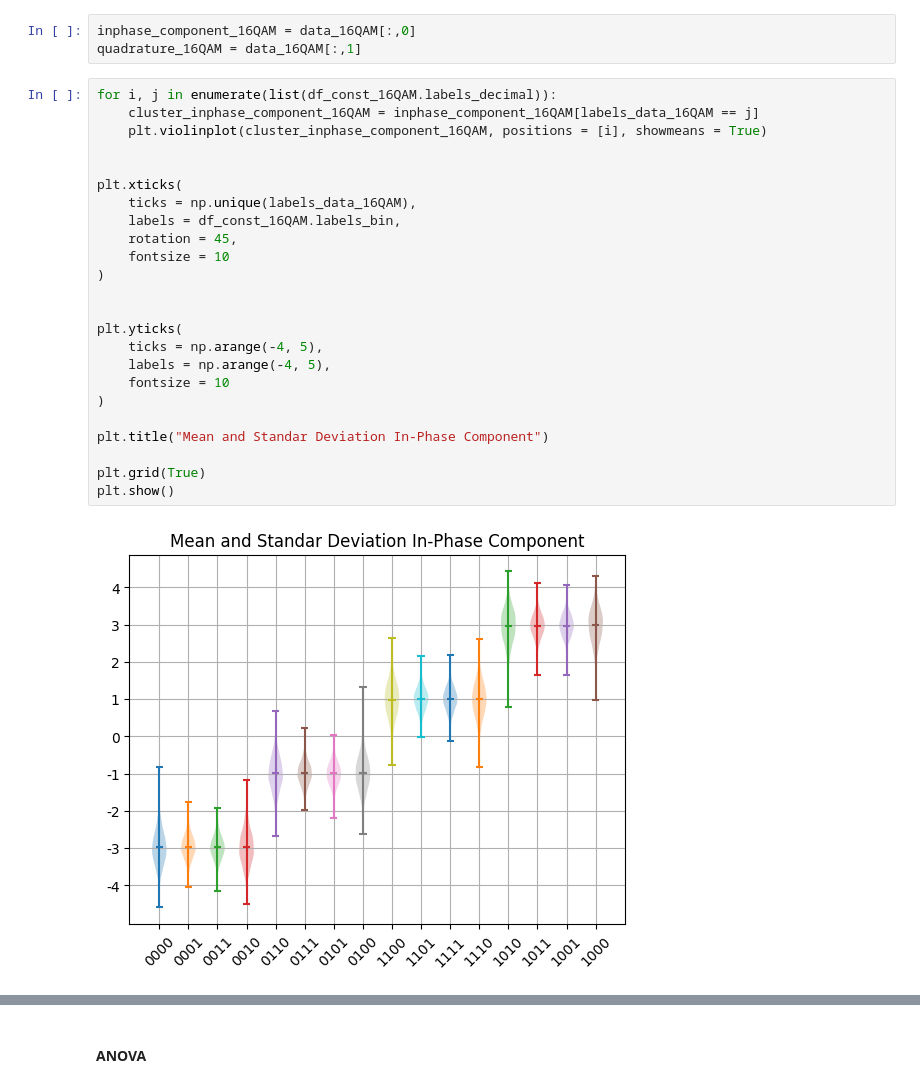
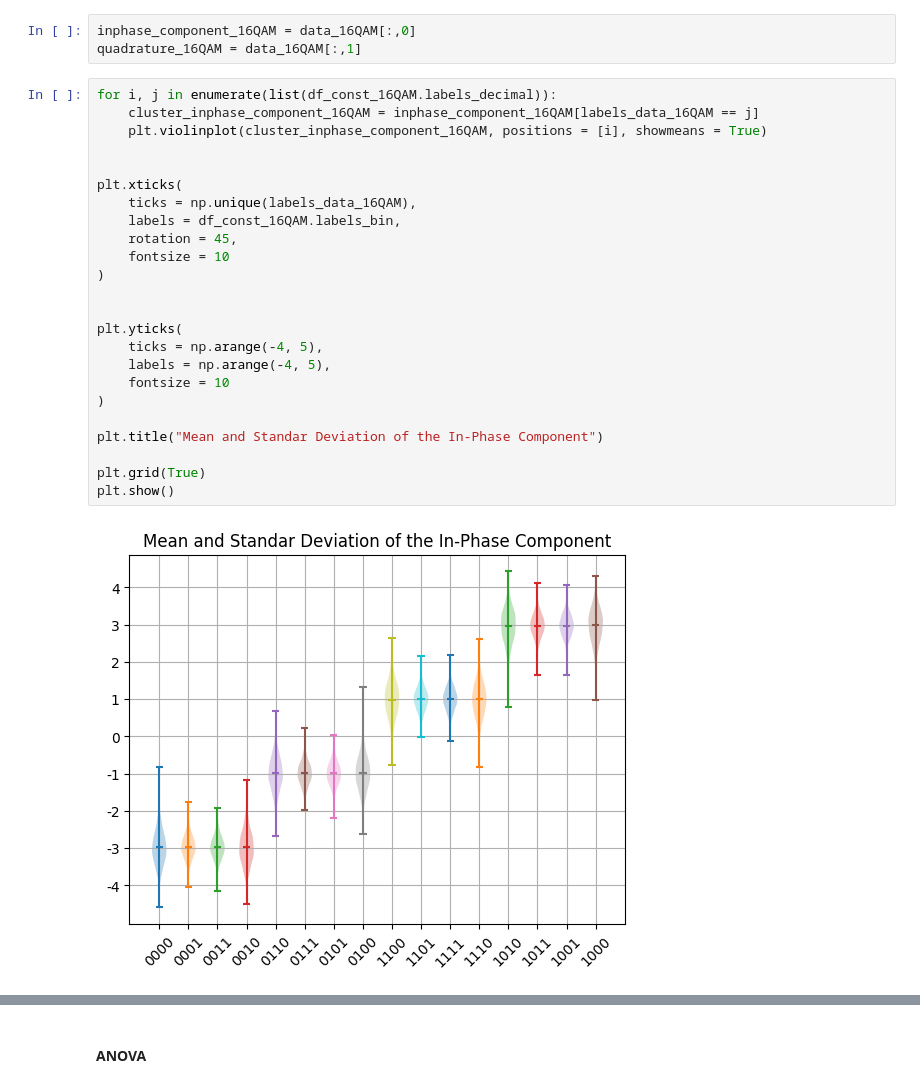
Before and after one commit to miguel-solarte/ScientificProgramming-ITM, a Jupyter notebook: Second_lab/Second_lab.ipynb, the cells around one changed output, grey strips where cells are left out. Drawn from its saved outputs; the diff is of its cells as text.

```diff
--- a/Second_lab/Second_lab.ipynb
+++ b/Second_lab/Second_lab.ipynb
@@ -404,29 +404,29 @@ quadrature_16QAM = data_16QAM[:,1]
 # %%
 for i, j in enumerate(list(df_const_16QAM.labels_decimal)):
     cluster_inphase_component_16QAM = inphase_component_16QAM[labels_data_16QAM == j]
     plt.violinplot(cluster_inphase_component_16QAM, positions = [i], showmeans = True)
 
 
 plt.xticks(
     ticks = np.unique(labels_data_16QAM),
     labels = df_const_16QAM.labels_bin,
     rotation = 45,
     fontsize = 10
 )
 
 
 plt.yticks(
     ticks = np.arange(-4, 5),
     labels = np.arange(-4, 5),
     fontsize = 10
 )
 
-plt.title("Mean and Standar Deviation In-Phase Component")
+plt.title("Mean and Standar Deviation of the In-Phase Component")
 
 plt.grid(True)
 plt.show()
 # %% [output]
-[figure, old version]
+[figure, new version]
 # %%
 for i, j in enumerate(list(df_const_16QAM.labels_decimal)):
     cluster_quadrature_16QAM= quadrature_16QAM[labels_data_16QAM == j]
```
Also changed, not shown: parts of 2 cells of this notebook.
